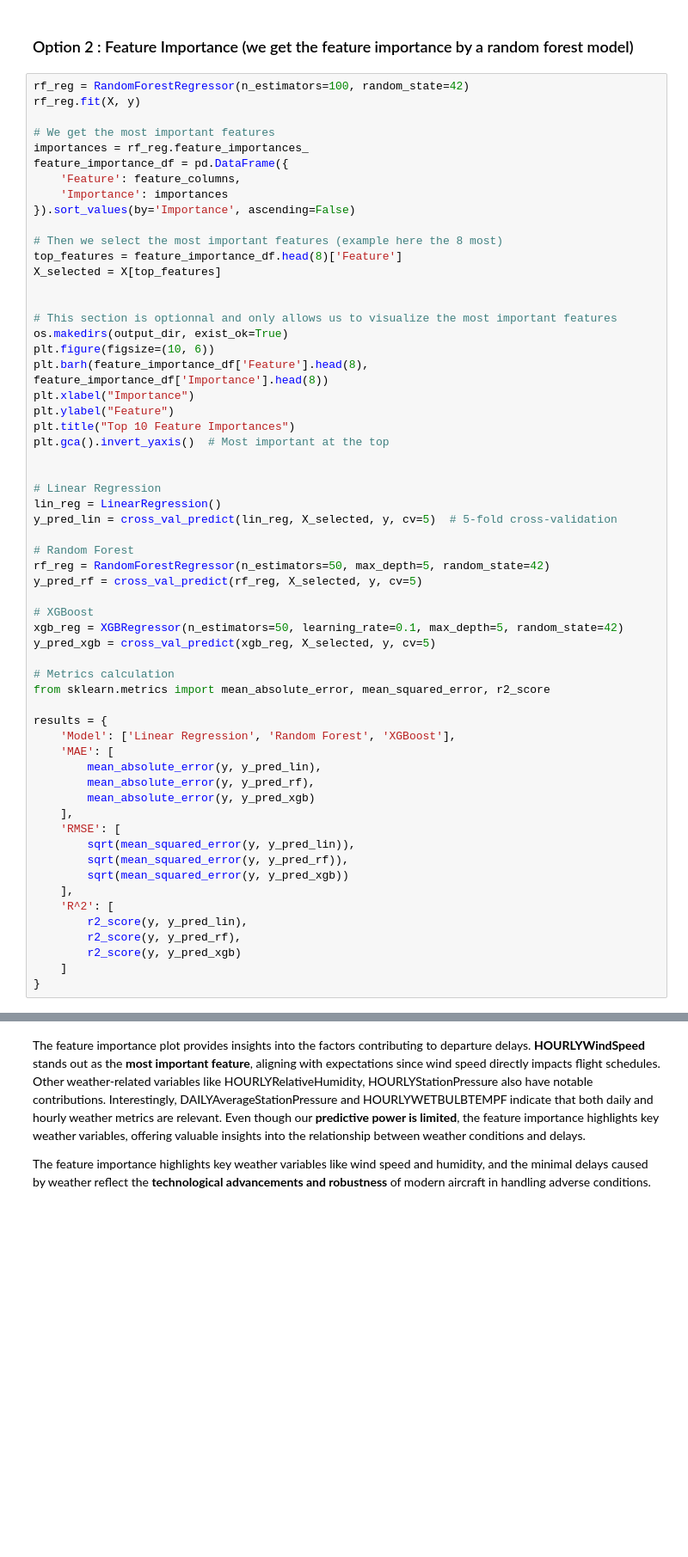
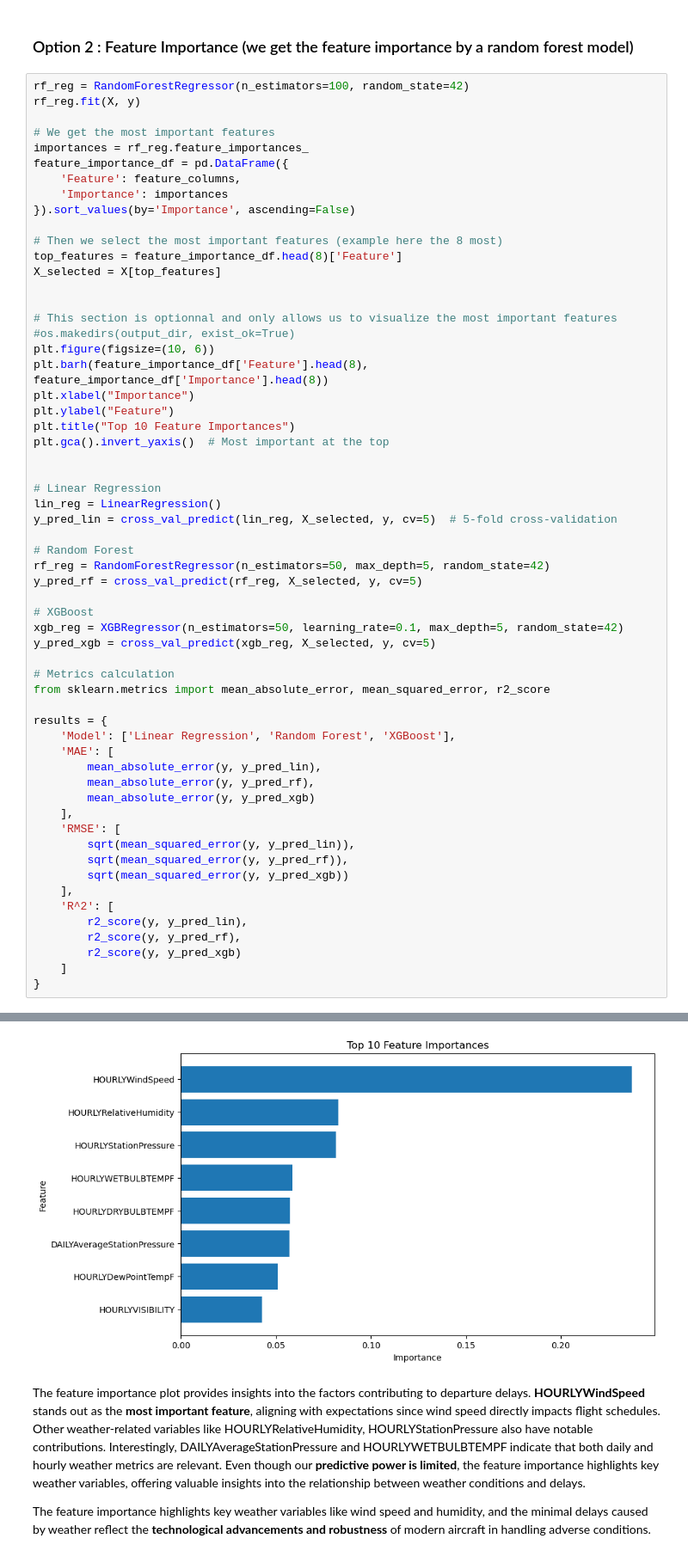
Before and after one commit to Leooryx/Avions-Retard-et-Meteo, a Jupyter notebook: notebook_final.ipynb, the cells around one changed output, grey strips where cells are left out. Shown at 86% size. Saved outputs shown, nothing was run; the diff lists cells and outputs as text; blank space fills up the shorter version.

```diff
--- a/notebook_final.ipynb
+++ b/notebook_final.ipynb
@@ -837,7 +836,7 @@ X_selected = X[top_features]
 
 
 # This section is optionnal and only allows us to visualize the most important features
-os.makedirs(output_dir, exist_ok=True)
+#os.makedirs(output_dir, exist_ok=True)
 plt.figure(figsize=(10, 6))
 plt.barh(feature_importance_df['Feature'].head(8), feature_importance_df['Importance'].head(8))
 plt.xlabel("Importance")
@@ -884,3 +882,4 @@ NameError: name 'output_dir' is not defined
+[figure, added]
 # %% [markdown]
 The feature importance plot provides insights into the factors contributing to departure delays.
 **HOURLYWindSpeed** stands out as the **most important feature**, aligning with expectations since wind speed directly impacts flight schedules.
```
Also changed, not shown: parts of 4 cells of this notebook.
